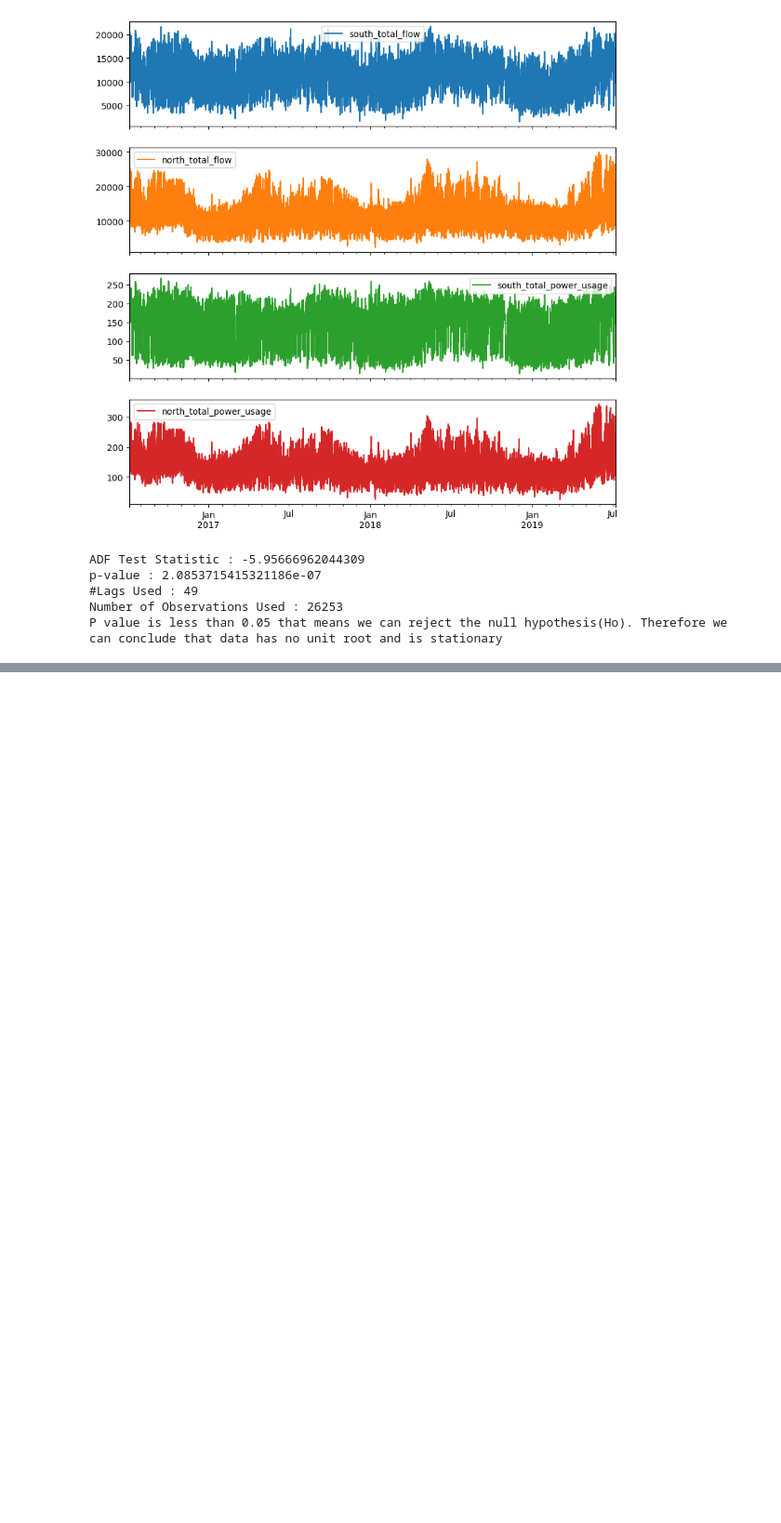
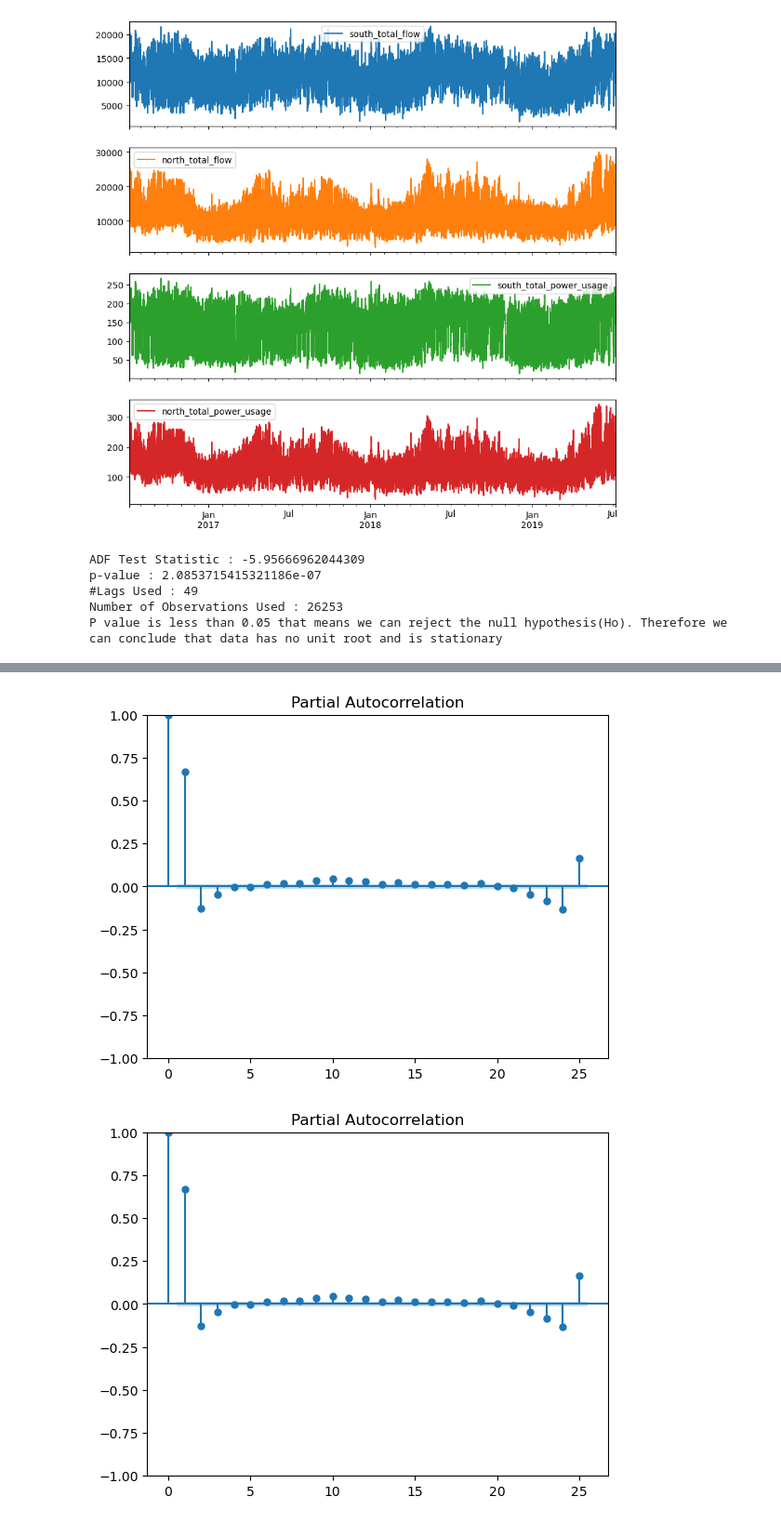
Before and after one commit to JacksonCorley/water_well_pump_optimization, a Jupyter notebook: demand.ipynb, the cells around one changed output, grey strips where cells are left out. Shown at 93% size. Drawn from its saved outputs; the diff is of its cells as text; code cells hidden in the pictures; blank space fills up the shorter version.

```diff
--- a/demand.ipynb
+++ b/demand.ipynb
@@ -120,0 +113,5 @@ north.seasonal.iloc[:336,:]['seasonal_168'].plot()
+# %%
+plot_pacf(south.resid, lags=25)
+# %% [output]
+[figure, added]
+[figure, added]
```
Also changed, not shown: parts of 26 cells of this notebook.
